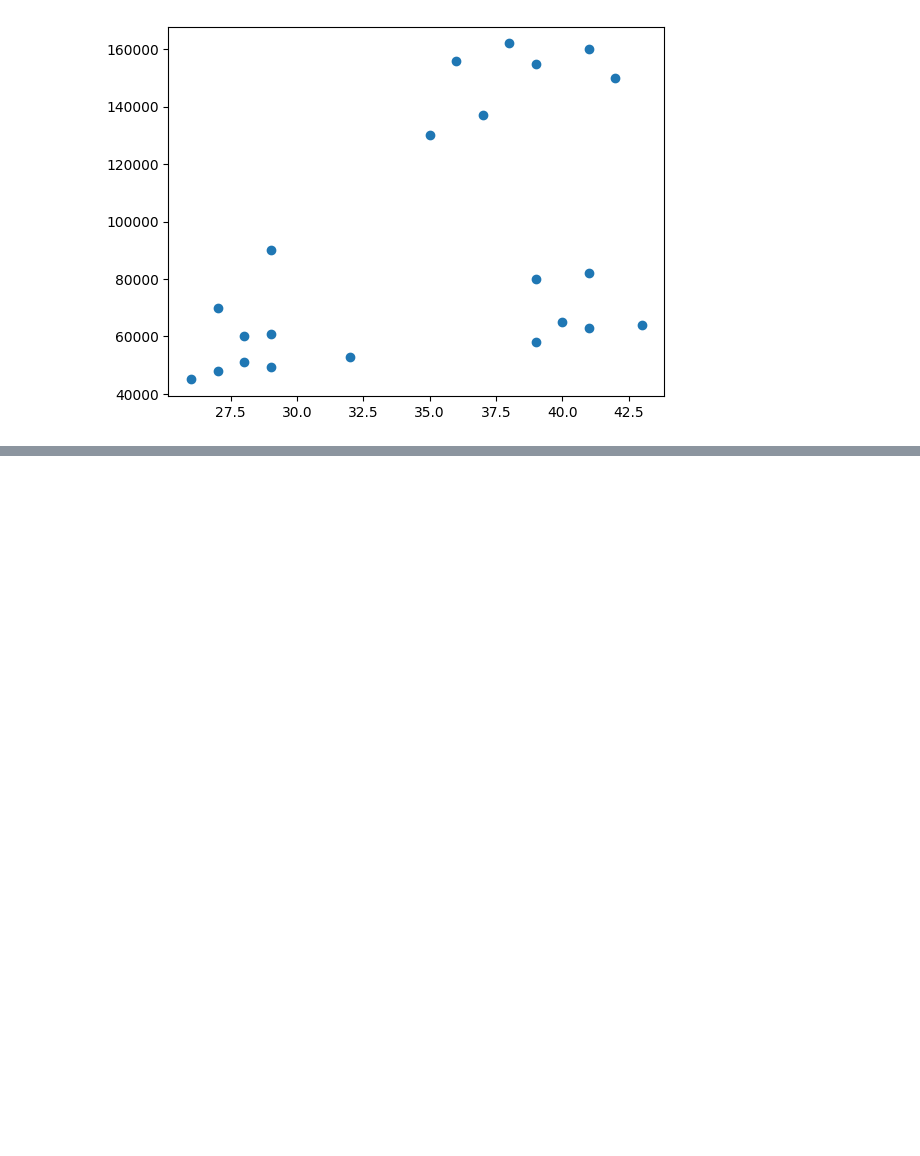
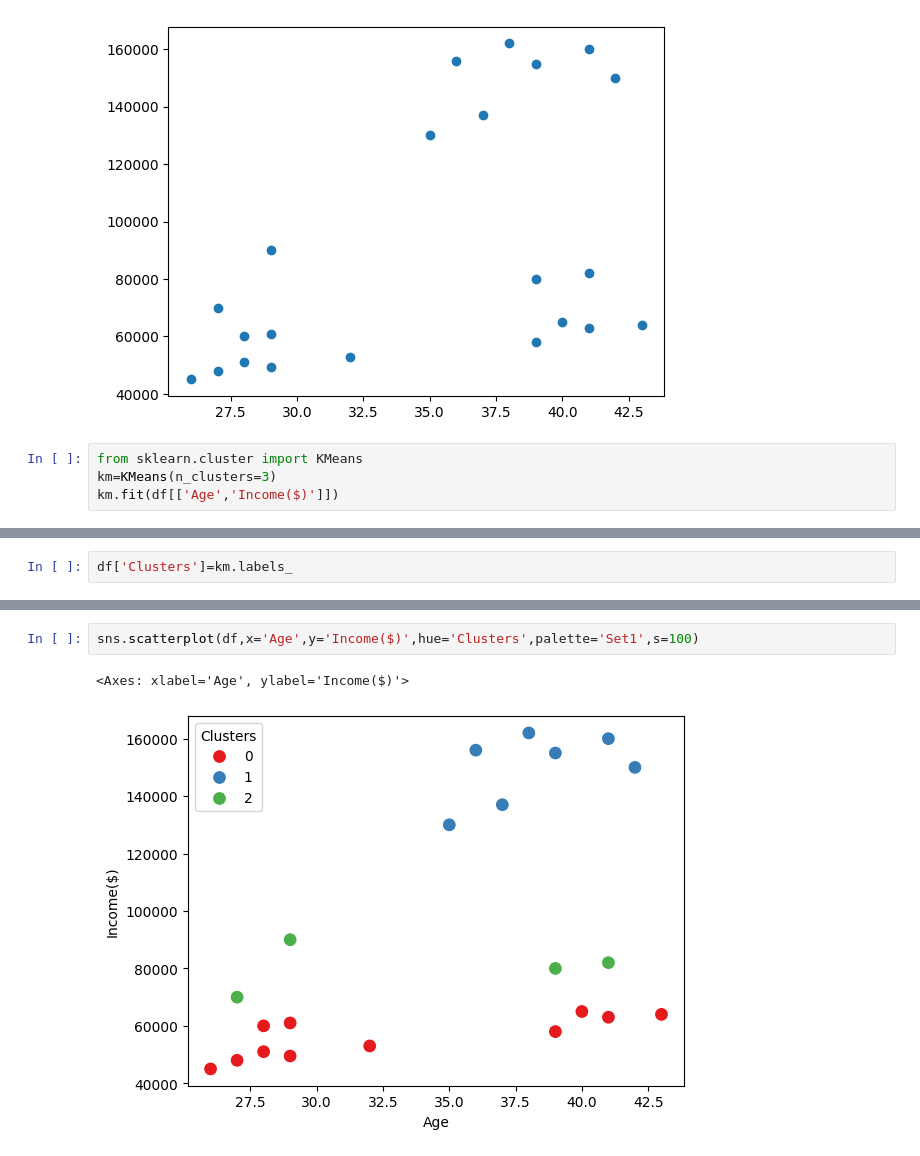
Before and after one commit to VirajBuwaneka/Machine-Learning, a Jupyter notebook: unsupervised learning/customer segmentation/income_clustering.ipynb, the cells around one changed output, grey strips where cells are left out. Drawn from its saved outputs; the diff is of its cells as text; blank space fills up the shorter version.

```diff
--- a/unsupervised learning/customer segmentation/income_clustering.ipynb
+++ b/unsupervised learning/customer segmentation/income_clustering.ipynb
@@ -18,3 +18,7 @@ plt.scatter(df['Age'],df['Income($)'])
 plt.show()
 # %% [output]
 [figure]
+# %%
+from sklearn.cluster import KMeans
+km=KMeans(n_clusters=3)
+km.fit(df[['Age','Income($)']])
@@ -20,0 +31,2 @@ plt.show()
+# %%
+df['Clusters']=km.labels_
@@ -20,0 +42,5 @@ plt.show()
+# %%
+sns.scatterplot(df,x='Age',y='Income($)',hue='Clusters',palette='Set1',s=100)
+# %% [output]
+<Axes: xlabel='Age', ylabel='Income($)'>
+[figure, added]
```
Also changed, not shown: parts of 7 cells of this notebook.
